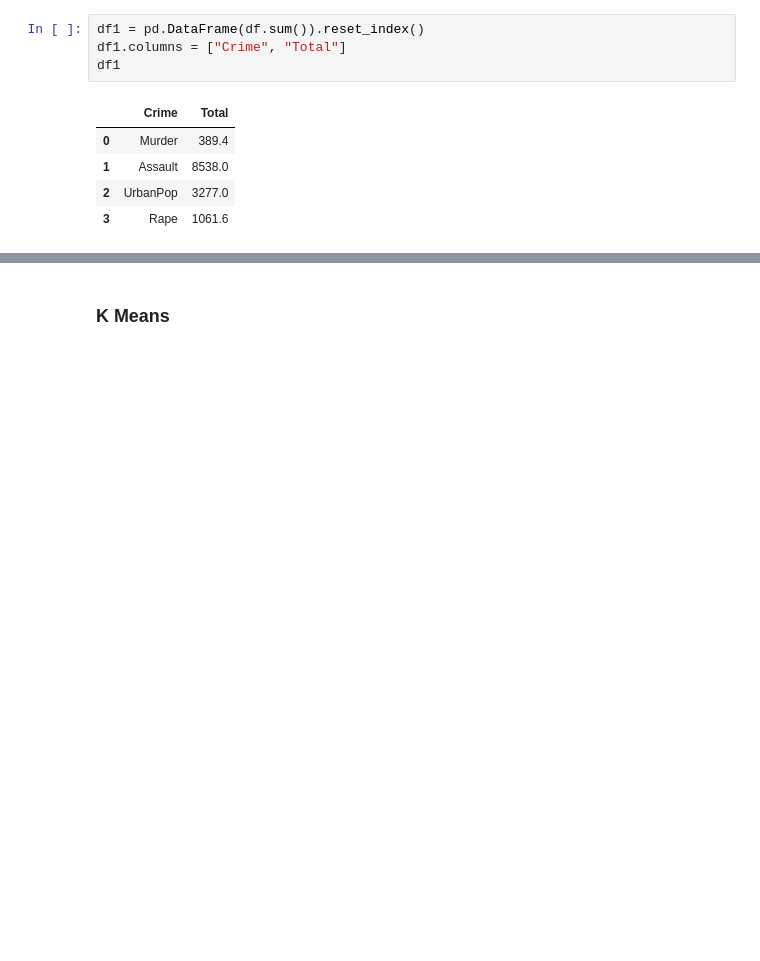
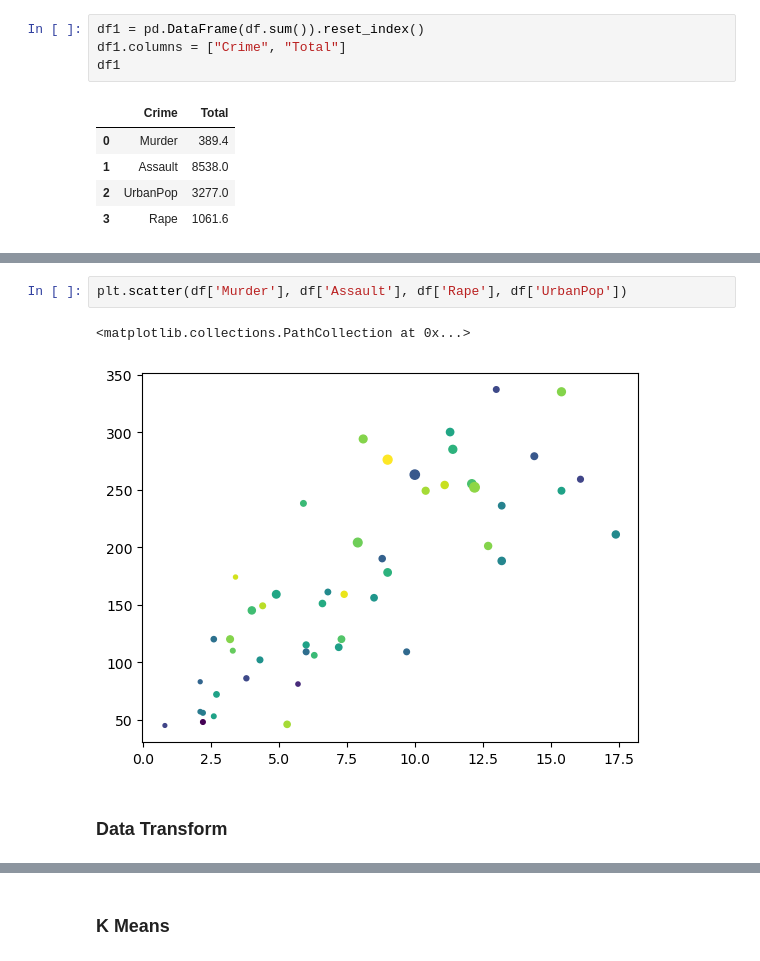
Before and after one commit to swarup4/ml-project, a Jupyter notebook: Clustering/Crime.ipynb, the cells around one changed output, grey strips where cells are left out. Cells and saved outputs as stored; diff of their text form; blank space fills up the shorter version.

```diff
--- a/Clustering/Crime.ipynb
+++ b/Clustering/Crime.ipynb
@@ -96,0 +103,7 @@ fig.show()
+# %%
+plt.scatter(df['Murder'], df['Assault'], df['Rape'], df['UrbanPop'])
+# %% [output]
+<matplotlib.collections.PathCollection at 0x...>
+[figure, added]
+# %% [markdown]
+### Data Transform
```
Also changed, not shown: parts of 10 cells of this notebook.
